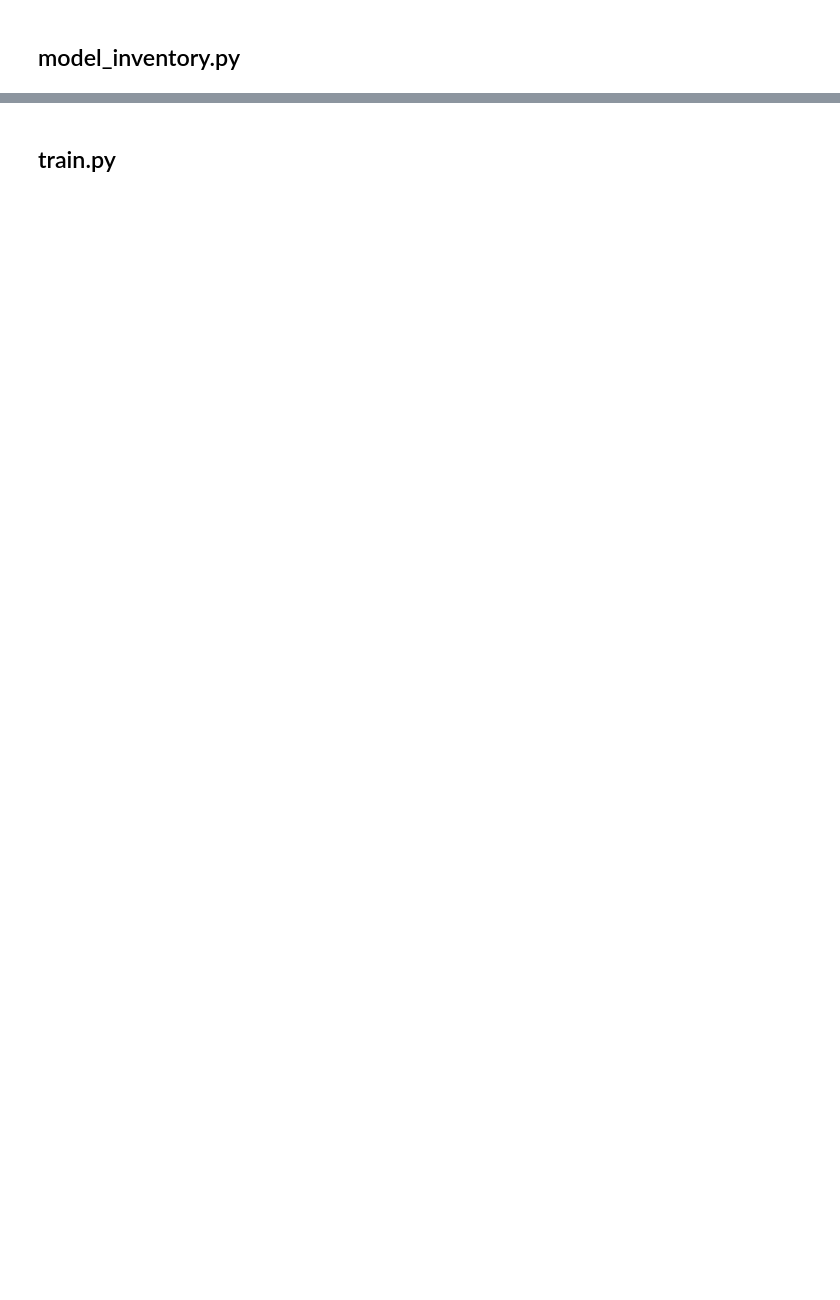
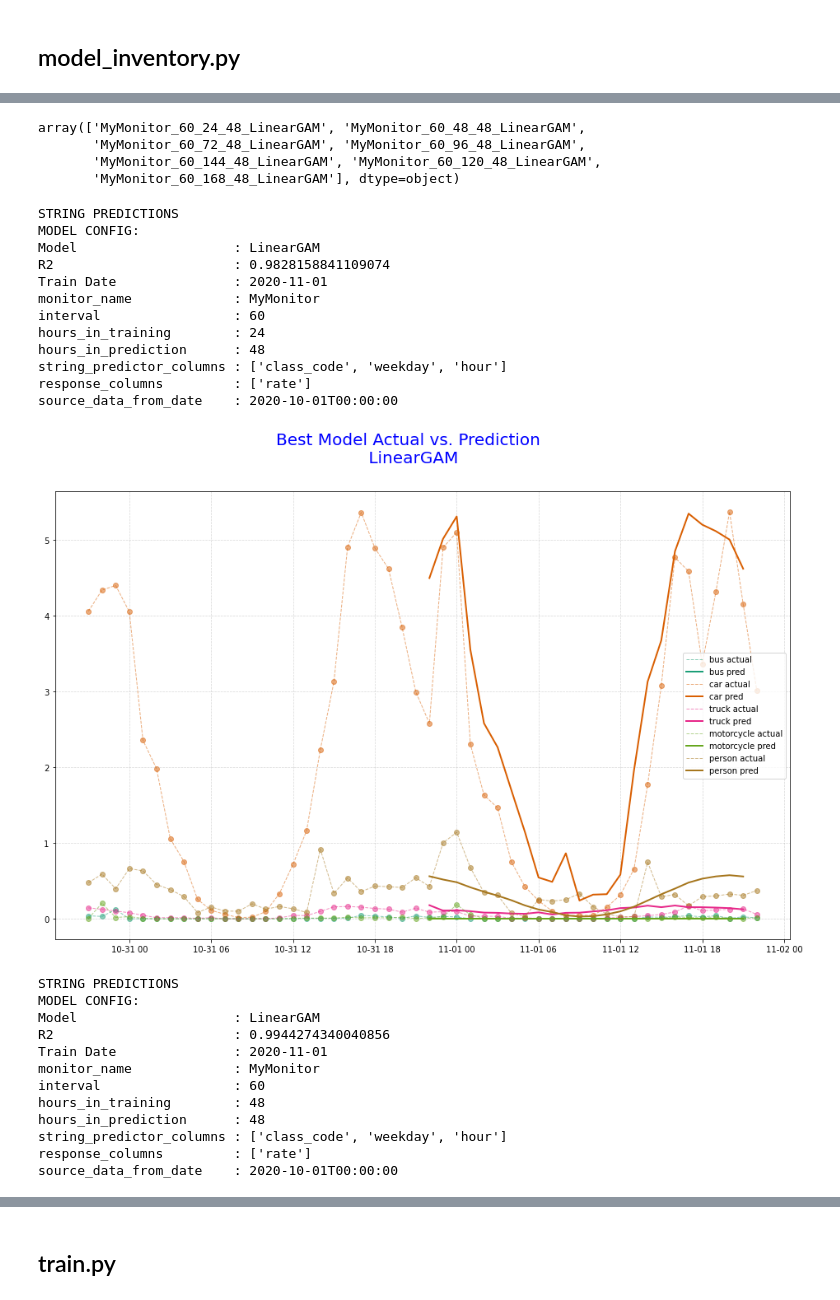
Before and after one commit to mcdomx/monitor, a Jupyter notebook: notebooks/monitor_forecastingv2.ipynb, the cells around one changed output, grey strips where cells are left out. Saved outputs shown, nothing was run; the diff lists cells and outputs as text; code cells hidden in the pictures; blank space fills up the shorter version.

```diff
--- a/notebooks/monitor_forecastingv2.ipynb
+++ b/notebooks/monitor_forecastingv2.ipynb
@@ -478,0 +707,67 @@ df
+# %%
+def plot_preds(m: ModelConfig, test_mode=True):
+
+    d = m.data_config
+
+    if test_mode:
+        from_date = d.test_df.time_stamp.min().isoformat()
+    else:
+        from_date = d.test_df.time_stamp.max().isoformat()
+
+    pred_df = pd.DataFrame(m.predict(from_date))
+
+    fig, subplot = plt.subplots(nrows=1, ncols=1, figsize=(16,10))
+    fig.suptitle(f"Best Model Actual vs. Prediction \n {m.modelclass.__name__}", fontsize=20, c='b')
+
+    cmap = plt.get_cmap('Dark2')
+    N = len(d.categories)
+    for i, c in enumerate(d.categories):
+        _act_df = d.test_df[d.test_df.class_name == c]
+        _pred_df = pred_df[pred_df.class_name == c]
+        color = cmap(float(i)/N)
+        subplot.scatter(_act_df.time_stamp, _act_df.rate, alpha=.5, color=color)
+        subplot.plot(_act_df.time_stamp, _act_df.rate, label=f"{c} actual", lw=1, ls='--', alpha=.5, c=color)
+        subplot.plot(_pred_df.time_stamp, _pred_df['count'], label=f"{c} pred", lw=2, c=color)
+        subplot.grid(linestyle='--', alpha=.5, linewidth=.7)
+        subplot.legend()
+
+    plt.show()
+# %%
+model_files = ModelInventory().all_df.sort_values(by='score').file_name.values
+# %%
+model_files
+# %% [output]
+array(['MyMonitor_60_24_48_LinearGAM', 'MyMonitor_60_48_48_LinearGAM',
+       'MyMonitor_60_72_48_LinearGAM', 'MyMonitor_60_96_48_LinearGAM',
+       'MyMonitor_60_144_48_LinearGAM', 'MyMonitor_60_120_48_LinearGAM',
+       'MyMonitor_60_168_48_LinearGAM'], dtype=object)
+# %%
+# m1 = mi.get_by_filename(model_files[3])
+for mfile in model_files:
+    plot_preds(ModelInventory().get_by_filename(mfile), test_mode=True)
+# %% [output]
+STRING PREDICTIONS
+MODEL CONFIG:
+Model                    : LinearGAM
+R2                       : 0.9828158841109074
+Train Date               : 2020-11-01
+monitor_name             : MyMonitor
+interval                 : 60
+hours_in_training        : 24
+hours_in_prediction      : 48
+string_predictor_columns : ['class_code', 'weekday', 'hour']
+response_columns         : ['rate']
+source_data_from_date    : 2020-10-01T00:00:00
+[figure, added]
+STRING PREDICTIONS
+MODEL CONFIG:
+Model                    : LinearGAM
+R2                       : 0.9944274340040856
+Train Date               : 2020-11-01
+monitor_name             : MyMonitor
+interval                 : 60
+hours_in_training        : 48
+hours_in_prediction      : 48
+string_predictor_columns : ['class_code', 'weekday', 'hour']
+response_columns         : ['rate']
+source_data_from_date    : 2020-10-01T00:00:00
```
Also changed, not shown: parts of 57 cells of this notebook, 3 other files.
